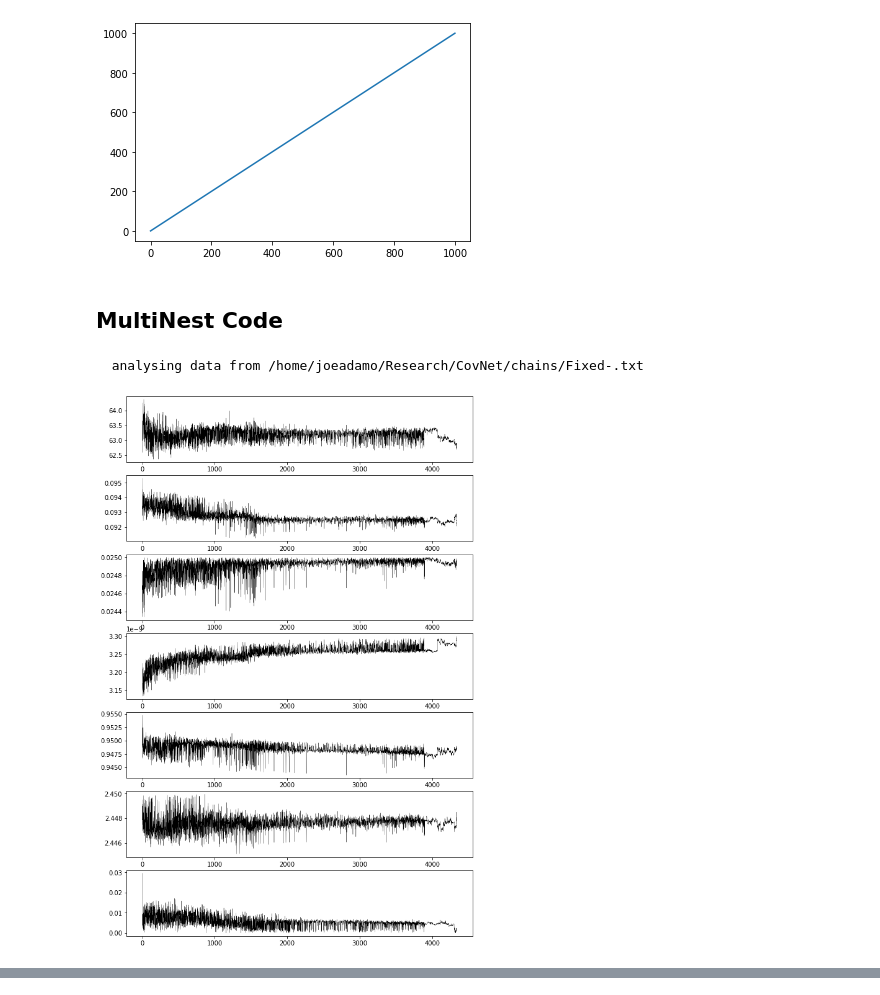
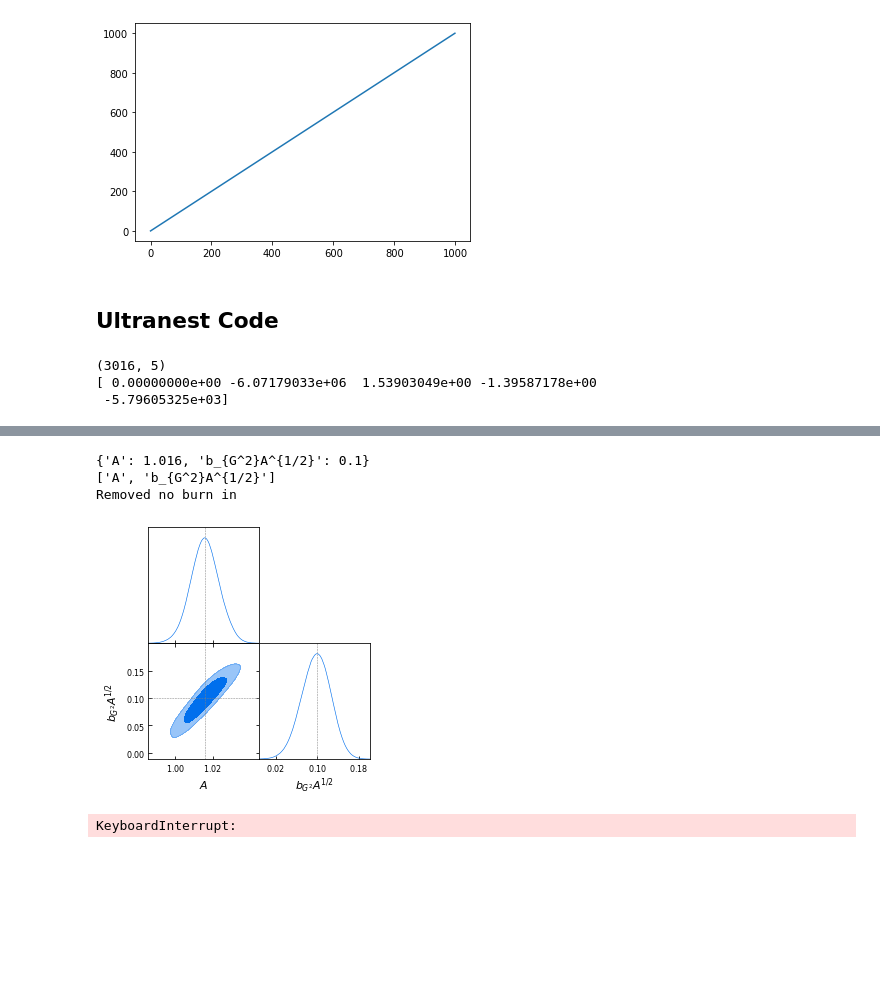
Before and after one commit to jadamo/CovNet, a Jupyter notebook: notebooks/Likelihood.ipynb, the cells around one changed output, grey strips where cells are left out. Cells and saved outputs as stored; diff of their text form; code cells hidden in the pictures; blank space fills up the shorter version.

```diff
--- a/notebooks/Likelihood.ipynb
+++ b/notebooks/Likelihood.ipynb
@@ -332,31 +318,28 @@ plt.plot(range(1000), t_correlate)
 [<matplotlib.lines.Line2D at 0x...>]
 [figure]
 # %% [markdown]
-## MultiNest Code
+## Ultranest Code
-# %%
-import pymultinest
-chains_dir = "/home/joeadamo/Research/CovNet/chains/"
-prefix = ["Fixed-", "No-T0-"]
-parameters = ["H0", "omch2","ombh2", "As","ns","b1","b2"]
-n_params=7
-# lets analyse the results
-a_T0 = pymultinest.Analyzer(n_params = n_params, outputfiles_basename=chains_dir+prefix[0])
-#a_no_T0 = pymultinest.Analyzer(n_params = n_params, outputfiles_basename=chains_dir+prefix[1])
-#s = a.get_stats()
-
-# This takes the end of the chain calculated by multinest
-chain_Mult_T0 = a_T0.get_equal_weighted_posterior()
-#chain_Mult_no_T0 = a_no_T0.get_equal_weighted_posterior()
-
-chain_Mult_T0[:,3] = np.exp(chain_Mult_T0[:,3]) / 1e10
-#chain_Mult_no_T0[:,3] = np.exp(chain_Mult_no_T0[:,3]) / 1e10
-fig, ax = plt.subplots(NDIM+1,1,figsize=(10, 2.5 * NDIM+1))
-for i in range(7):
-    ax[i].plot(chain_Mult_T0[:,i], 'k-', lw=0.3)
-#fig, ax = plt.subplots(NDIM+1,1,figsize=(10, 2.5 * NDIM+1))
-#for i in range(7):
-#    ax[i].plot(chain_Mult_no_T0[:,i], 'k-', lw=0.3)
-plt.show()
-# %% [output]
-  analysing data from /home/joeadamo/Research/CovNet/chains/Fixed-.txt
-[figure, removed]
+# %%
+import ultranest
+ultranest_dir = "/home/joeadamo/Research/CovNet/chains/Ultranest/test/"
+#prefix = ["Fixed-", "No-T0-"]
+parameters = ["H0", "omch2", "As","b1","b2","bGamma2","c0","c2","Pshot", "Omega_0"]
+n_params=11
+parameters = ["H0", "omch2"]#, "A"]
+n_params=3
+
+chain = np.loadtxt(ultranest_dir+"chains/weighted_post.txt", skiprows=1)
+print(chain.shape)
+print(chain[2])
+# %% [output]
+(3016, 5)
+[ 0.00000000e+00 -6.07179033e+06  1.53903049e+00 -1.39587178e+00
+ -5.79605325e+03]
+# %%
+#labels =  ["H_0", '\omega_c', 'A', 'b_1 A^{1/2}', 'b_2 A^{1/2}', "b_\Gamma^2 A^{1/2}", "c_0^2", "c_2^2", "\overline{c}", "P_{shot}"]
+labels =  ["A", "b_{G^2}A^{1/2}"]
+#cosmo_truth = [67.77,0.11827,1.016,1.9485,-0.5387, 0.1, 5., 15., 5e3]
+cosmo_truth = [1.016,0.1]
+
+plot_cosmo_contours([chain], labels, cosmo_truth, ["Fixed Covariance (fiducial cosmology)"],2, True)
+# %% [output]
@@ -362,0 +347,8 @@ plt.show()
+{'A': 1.016, 'b_{G^2}A^{1/2}': 0.1}
+['A', 'b_{G^2}A^{1/2}']
+Removed no burn in
+[figure, added]
+# %%
+plot_derived_contours([chain], [ "Fixed Covariance"], True)
+# %% [output]
+KeyboardInterrupt:
```
Also changed, not shown: parts of 25 cells of this notebook, 12 other files.
